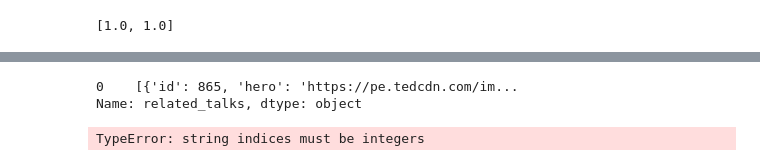
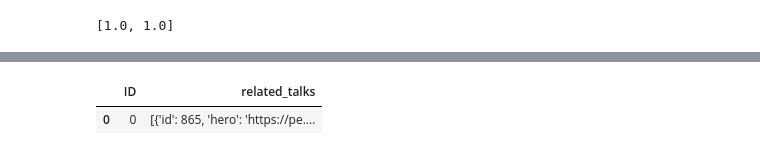
Before and after one commit to AntHuntley/TEDTalks, a Jupyter notebook: Related_talks extraction.ipynb, the cells around one changed output, grey strips where cells are left out. Drawn from its saved outputs; the diff is of its cells as text; code cells hidden in the pictures.

```diff
--- a/Related_talks extraction.ipynb
+++ b/Related_talks extraction.ipynb
@@ -29,11 +180,6 @@ new_list
 # %%
-df2 = df['related_talks']
+df2 = df[['ID','related_talks']]
 df2
 # %% [output]
-0    [{'id': 865, 'hero': 'https://pe.tedcdn.com/im...
-Name: related_talks, dtype: object
+|  | ID | related_talks |
+| 0 | 0 | [{'id': 865, 'hero': 'https://pe.... |
-# %%
-new_list = [i['id'] for i in df2]
-new_list
-# %% [output]
-TypeError: string indices must be integers
```
Also changed, not shown: parts of 40 cells of this notebook, 2 other files.
